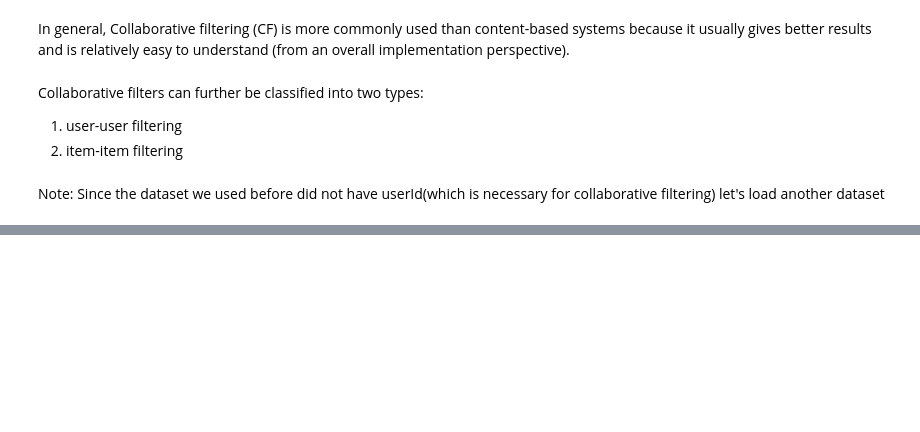
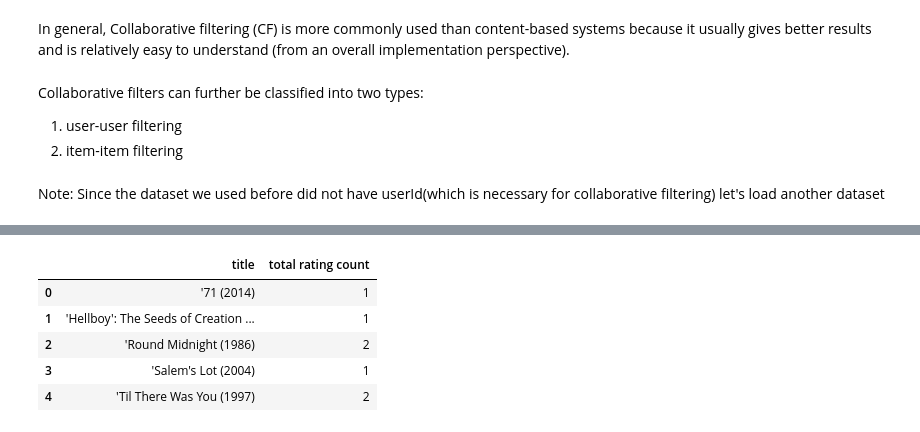
Before and after one commit to buriihenry/Movie-Recommender-system, a Jupyter notebook: Movie Recommender .ipynb, the cells around one changed output, grey strips where cells are left out. Saved outputs shown, nothing was run; the diff lists cells and outputs as text; code cells hidden in the pictures; blank space fills up the shorter version.

```diff
--- a/Movie Recommender .ipynb
+++ b/Movie Recommender .ipynb
@@ -493,0 +647,12 @@ print('Num of Movies: '+str(n_items))
+# %%
+#groupby title and count how many people rated each and every movie & reseting index because I dont want title to be my index.
+movie_rating_count = pd.DataFrame(data.groupby('title')['rating'].count().reset_index())
+movie_rating_count = movie_rating_count.rename(columns={'rating':'total rating count'})
+movie_rating_count.head()
+# %% [output]
+|  | title | total rating count |
+| 0 | '71 (2014) | 1 |
+| 1 | 'Hellboy': The Seeds of Creation ... | 1 |
+| 2 | 'Round Midnight (1986) | 2 |
+| 3 | 'Salem's Lot (2004) | 1 |
+| 4 | 'Til There Was You (1997) | 2 |
```
Also changed, not shown: parts of 28 cells of this notebook.
